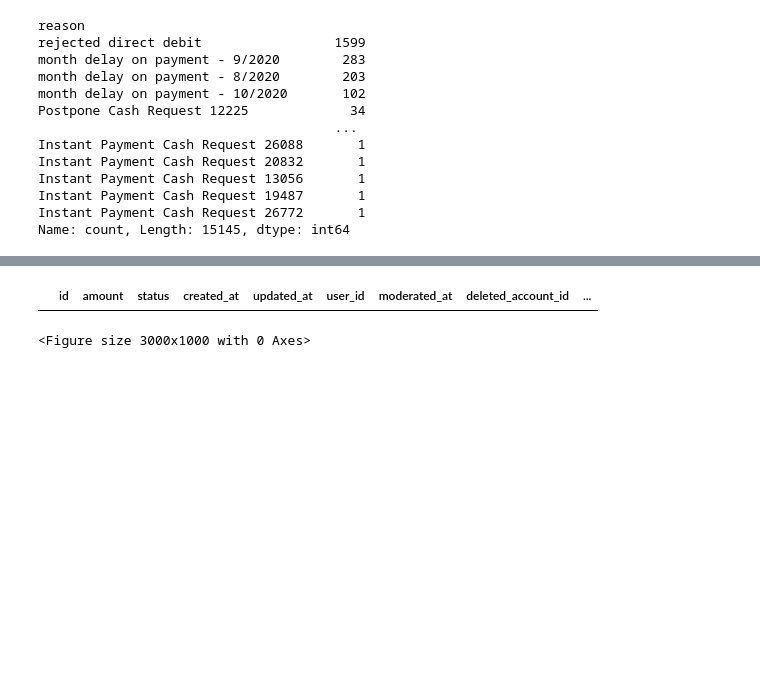
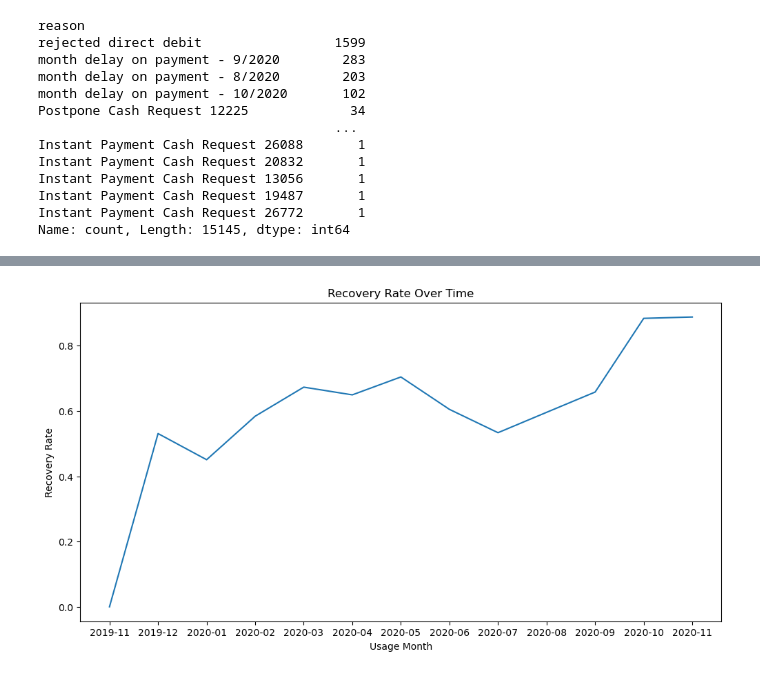
Before and after one commit to AnastasiaSamoylova92/project-ironhack-payments-en, a Jupyter notebook: Ironhack_Payments_team_GREEN.ipynb, the cells around one changed output, grey strips where cells are left out. Drawn from its saved outputs; the diff is of its cells as text; code cells hidden in the pictures; blank space fills up the shorter version.

```diff
--- a/Ironhack_Payments_team_GREEN.ipynb
+++ b/Ironhack_Payments_team_GREEN.ipynb
@@ -394,15 +357,15 @@ Name: count, Length: 15145, dtype: int64
+# %%
+#recovery rate = tells us how much of the exposure has been recoverd. the higher the better
+plt.figure(figsize=(12, 6))
+sns.lineplot(data=statistics_per_usage_month, x='usage_month', y='recovery_rate')
+plt.title("Recovery Rate Over Time")
+plt.xlabel("Usage Month")
+plt.ylabel("Recovery Rate")
+plt.show()
+#analysis: a dip in July 2020, but after a steady rise >> higher proportion of the money borrowed is being recovered
+# %% [output]
+[figure, added]
 # %%
 #ideas for other KPIs: revenue on risk >> revenue with an incident
 #exposure at risk >> borrowed money
 #time to repayment
-cash_request["cohort_month"] = cash_request["cohort_month"].astype(str)
-
-plt.figure(figsize=(30,10))
-exposure_per_cohort = cash_request.groupby(["cohort_month"]).agg({"amount":"sum", })
-exposure_per_cohort
-
-cash_request_NaT = cash_request[cash_request["cohort_month"] == "NaT"]
-cash_request_NaT
-# %% [output]
-|  | id | amount | status | created_at | updated_at | user_id | moderated_at | deleted_account_id | ... |
-<Figure size 3000x1000 with 0 Axes>
```
Also changed, not shown: parts of 26 cells of this notebook.
